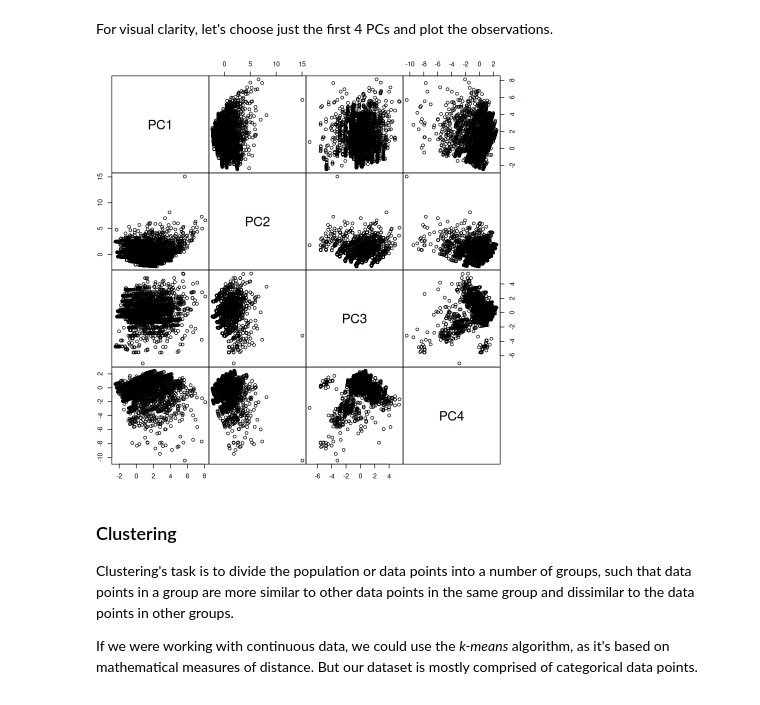
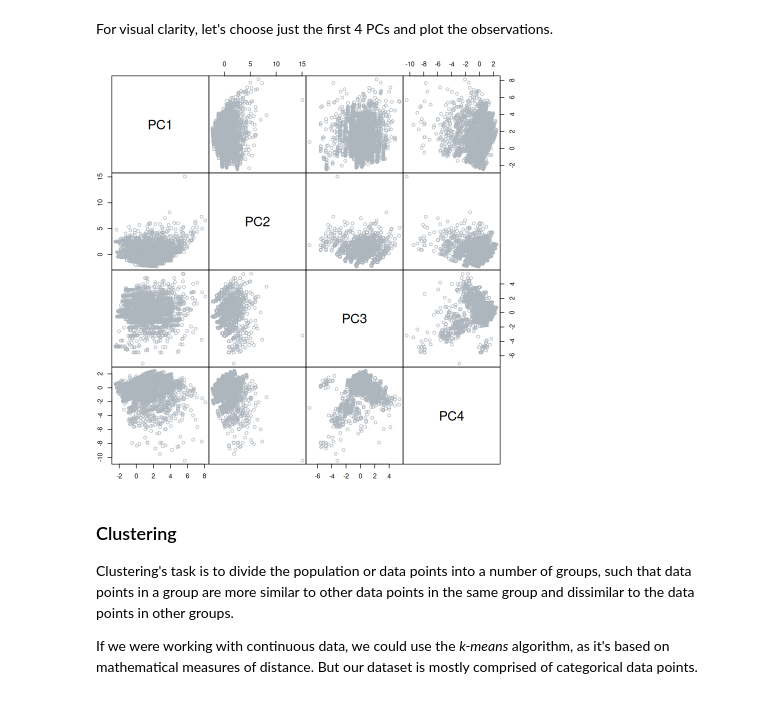
Before and after one commit to Bi-Rabittoh/covid-data-analysis, a Jupyter notebook: data-analysis.ipynb, the cells around one changed output. Saved outputs shown, nothing was run; the diff lists cells and outputs as text; code cells hidden in the pictures.

```diff
--- a/data-analysis.ipynb
+++ b/data-analysis.ipynb
@@ -488,12 +487,13 @@ For visual clarity, let's choose just the first 4 PCs and plot the observations.
 # %%
 pca.four = pca$x[,1:4] # select only the first 4 columns
 
 pairs(pca.four,
       gap = 0, # inner gaps
-      oma = c(2,2,2,2) # outer margins
+      oma = c(2,2,2,2), # outer margins
+      col = col.gray
 )
 # %% [output]
-[figure, old version]
+[figure, new version]
 # %% [markdown]
 ### Clustering
 Clustering's task is to divide the population or data points into a number of groups, such that data points in a group are more similar to other data points in the same group and dissimilar to the data points in other groups.
```
Also changed, not shown: parts of 7 cells of this notebook, 2 other files.
